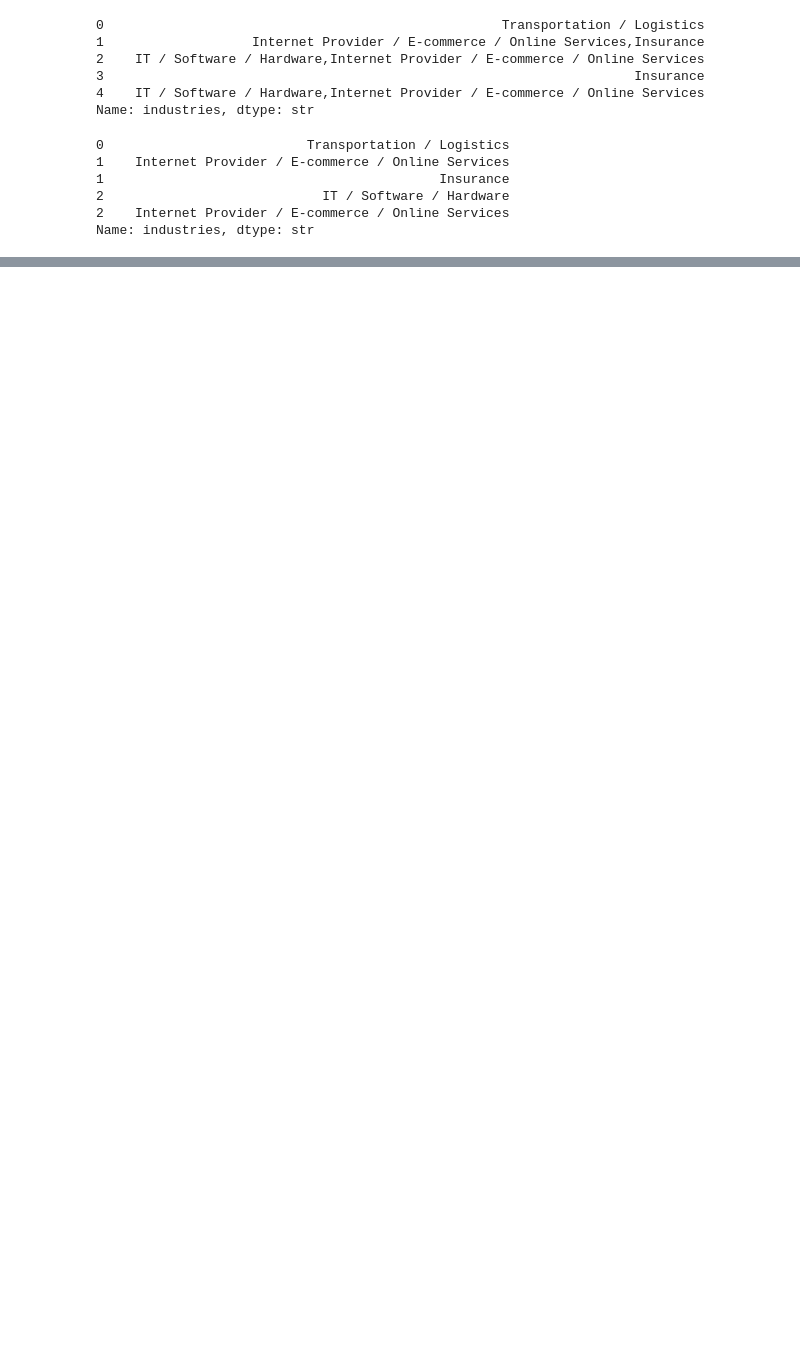
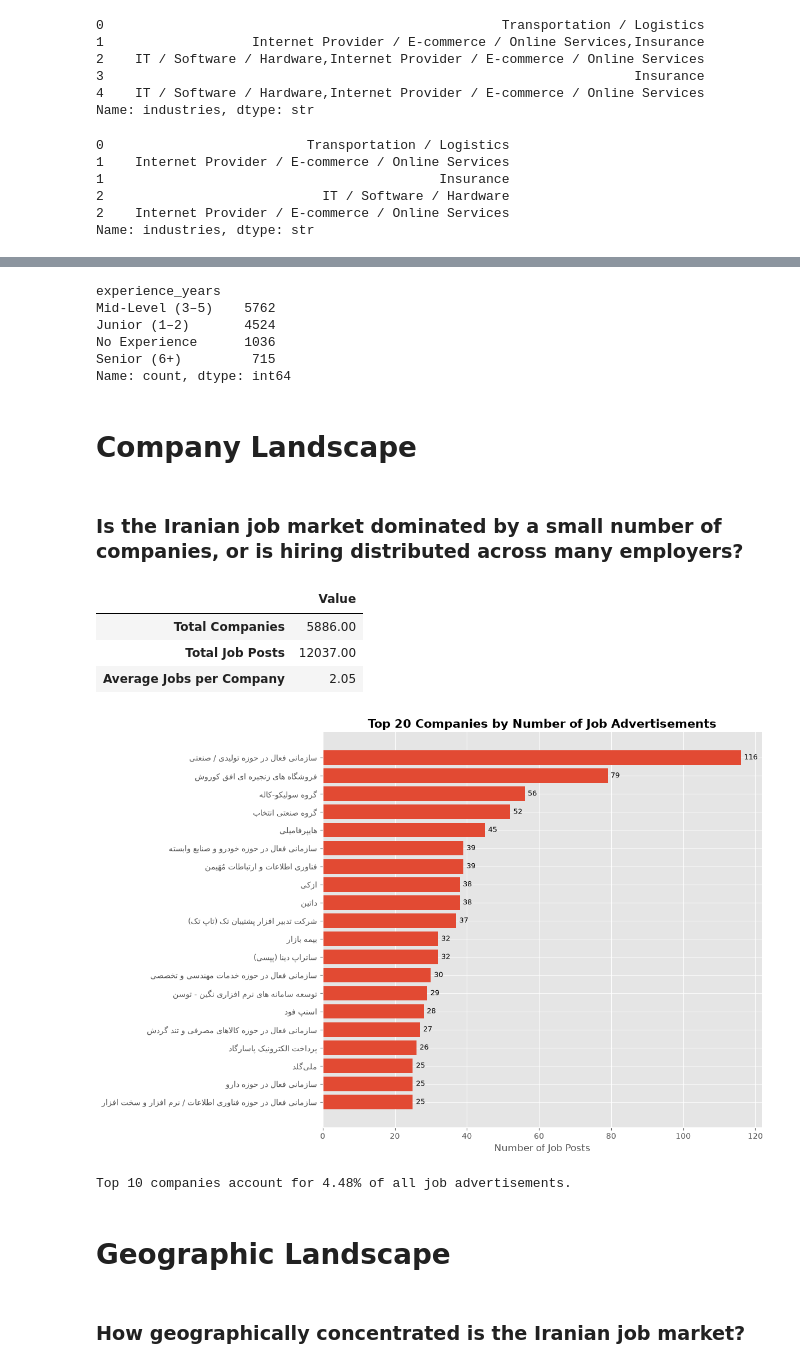
Before and after one commit to Behniash/Iran-Job-Market-Analysis, a Jupyter notebook: notebooks/02_EDA.ipynb, the cells around one changed output, grey strips where cells are left out. Saved outputs shown, nothing was run; the diff lists cells and outputs as text; code cells hidden in the pictures; blank space fills up the shorter version.

```diff
--- a/notebooks/02_EDA.ipynb
+++ b/notebooks/02_EDA.ipynb
@@ -266,0 +309,58 @@ Name: count, dtype: int64
+# %%
+experience_group = pd.cut(
+    df["experience_years"],
+    bins=[-1,0,2,5,100],
+    labels=[
+        "No Experience",
+        "Junior (1–2)",
+        "Mid-Level (3–5)",
+        "Senior (6+)"
+    ]
+)
+experience_group.value_counts()
+# %% [output]
+experience_years
+Mid-Level (3–5)    5762
+Junior (1–2)       4524
+No Experience      1036
+Senior (6+)         715
+Name: count, dtype: int64
+# %% [markdown]
+# **Company Landscape**
+# %% [markdown]
+### Is the Iranian job market dominated by a small number of companies, or is hiring distributed across many employers?
+# %%
+company_stats = pd.Series({
+    "Total Companies": df["company"].nunique(),
+    "Total Job Posts": len(df),
+    "Average Jobs per Company": round(len(df) / df["company"].nunique(), 2)
+})
+company_stats.to_frame("Value")
+# %% [output]
+|  | Value |
+| Total Companies | 5886.00 |
+| Total Job Posts | 12037.00 |
+| Average Jobs per Company | 2.05 |
+# %%
+top_companies = (df["company"].fillna("Unknown").value_counts()[:20].sort_values())
+fig, ax = plt.subplots(figsize=(12,8))
+bars = ax.barh(top_companies.index, top_companies.values)
+ax.bar_label(bars, padding=4, fontsize=9)
+ax.set_title("Top 20 Companies by Number of Job Advertisements", fontsize=15, fontweight="bold")
+ax.set_xlabel("Number of Job Posts")
+ax.set_ylabel("")
+ax.spines["top"].set_visible(False)
+ax.spines["right"].set_visible(False)
+plt.tight_layout()
+plt.show()
+# %% [output]
+[figure, added]
+# %%
+top10_share = (df["company"].value_counts()[:10].sum() / len(df) * 100)
+print(f"Top 10 companies account for {top10_share:.2f}% of all job advertisements.")
+# %% [output]
+Top 10 companies account for 4.48% of all job advertisements.
+# %% [markdown]
+# **Geographic Landscape**
+# %% [markdown]
+### How geographically concentrated is the Iranian job market?
```
Also changed, not shown: parts of 109 cells of this notebook.
